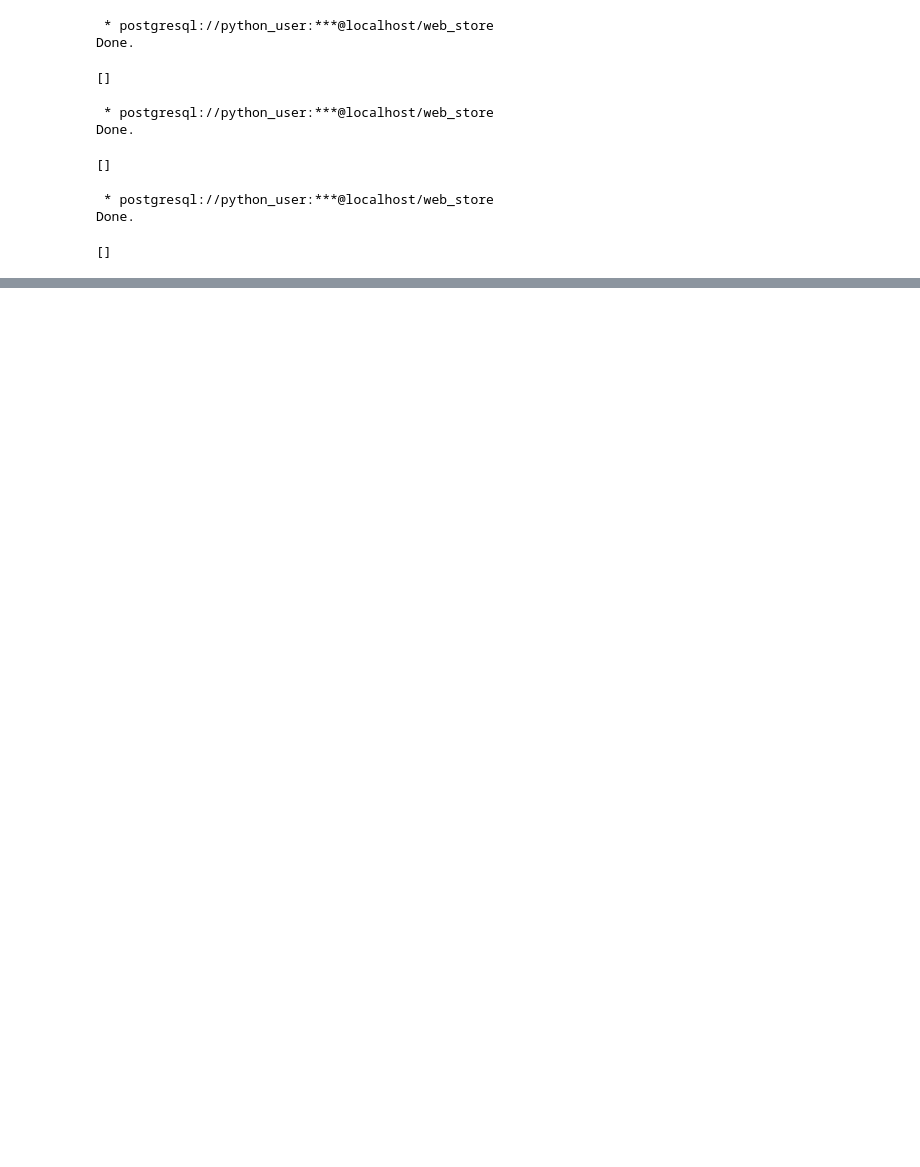
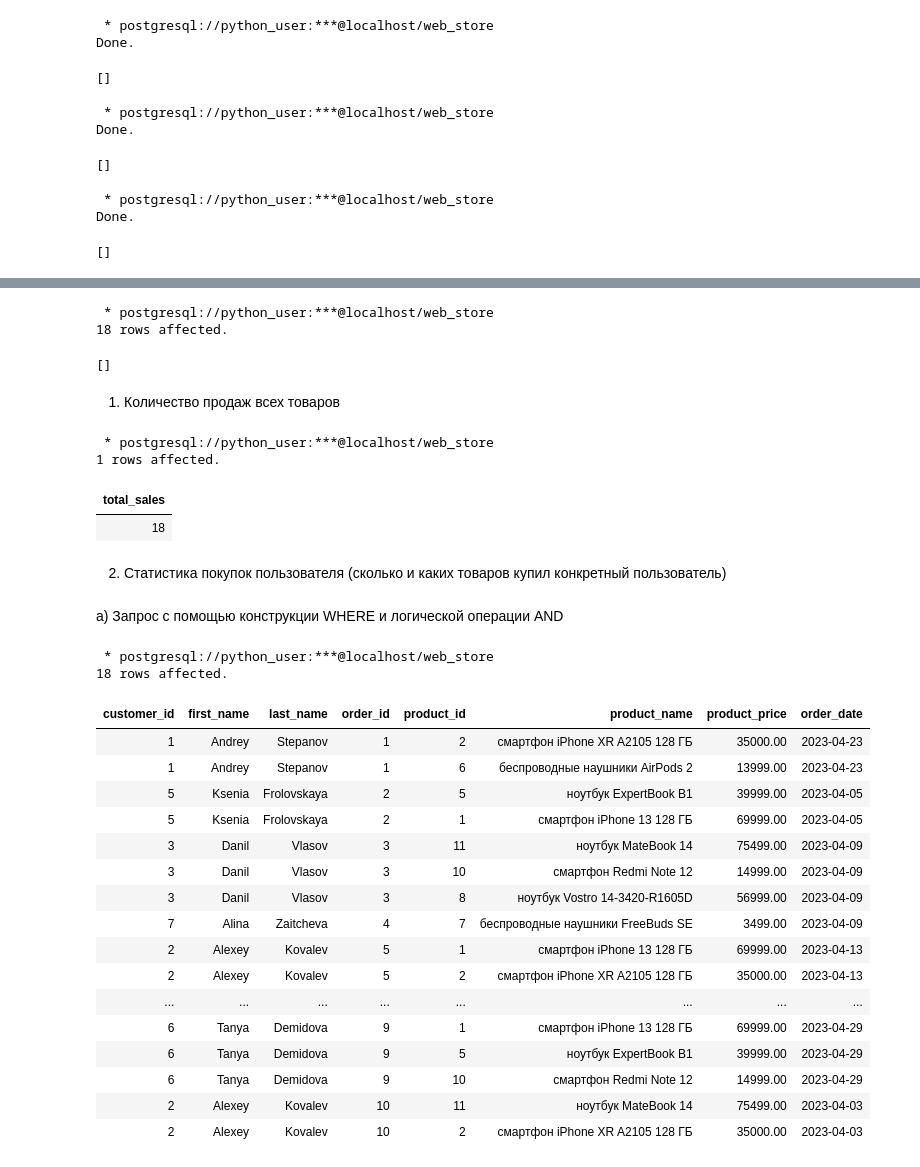
Before and after one commit to dapovich/python-start-practice, a Jupyter notebook: 11-postgresql-ipython/ipython-postgresql.ipynb, the cells around one changed output, grey strips where cells are left out. Drawn from its saved outputs; the diff is of its cells as text; code cells hidden in the pictures; blank space fills up the shorter version.

```diff
--- a/11-postgresql-ipython/ipython-postgresql.ipynb
+++ b/11-postgresql-ipython/ipython-postgresql.ipynb
@@ -122,0 +240,65 @@ TODO: Append data to table; create request and visualize data with matplotlib
+# %%
+%%sql
+INSERT INTO order_items(order_id, product_id) VALUES
+(1, 2),
+(1, 6),
+(2, 5),
+(2, 1),
+(3, 11),
+(3, 10),
+(3, 8),
+(4, 7),
+(5, 1),
+(5, 2),
+(6, 3),
+(7, 9),
+(8, 8),
+(9, 1),
+(9, 5),
+(9, 10),
+(10, 11),
+(10, 2);
+# %% [output]
+ * postgresql://python_user:***@localhost/web_store
+18 rows affected.
+[]
+# %% [markdown]
+1. Количество продаж всех товаров
+# %%
+%%sql
+SELECT count(product_id) AS total_sales FROM order_items;
+# %% [output]
+ * postgresql://python_user:***@localhost/web_store
+1 rows affected.
+| total_sales |
+| 18 |
+# %% [markdown]
+2. Статистика покупок пользователя (сколько и каких товаров купил конкретный пользователь)
+# %% [markdown]
+а) Запрос с помощью конструкции WHERE и логической операции AND
+# %%
+%%sql
+SELECT c.customer_id, c.first_name, c.last_name, oi.order_id, oi.product_id, p.product_name, p.product_price, o.order_date
+FROM customers c, orders o, order_items oi, products p
+WHERE oi.product_id = p.product_id AND c.customer_id = o.customer_id AND oi.order_id = o.order_id
+ORDER BY oi.order_id;
+# %% [output]
+ * postgresql://python_user:***@localhost/web_store
+18 rows affected.
+| customer_id | first_name | last_name | order_id | product_id | product_name | product_price | order_date |
+| 1 | Andrey | Stepanov | 1 | 2 | смартфон iPhone XR A2105 128 ГБ | 35000.00 | 2023-04-23 |
+| 1 | Andrey | Stepanov | 1 | 6 | беспроводные наушники AirPods 2 | 13999.00 | 2023-04-23 |
+| 5 | Ksenia | Frolovskaya | 2 | 5 | ноутбук ExpertBook B1 | 39999.00 | 2023-04-05 |
+| 5 | Ksenia | Frolovskaya | 2 | 1 | смартфон iPhone 13 128 ГБ | 69999.00 | 2023-04-05 |
+| 3 | Danil | Vlasov | 3 | 11 | ноутбук MateBook 14 | 75499.00 | 2023-04-09 |
+| 3 | Danil | Vlasov | 3 | 10 | смартфон Redmi Note 12 | 14999.00 | 2023-04-09 |
+| 3 | Danil | Vlasov | 3 | 8 | ноутбук Vostro 14-3420-R1605D | 56999.00 | 2023-04-09 |
+| 7 | Alina | Zaitcheva | 4 | 7 | беспроводные наушники FreeBuds SE | 3499.00 | 2023-04-09 |
+| 2 | Alexey | Kovalev | 5 | 1 | смартфон iPhone 13 128 ГБ | 69999.00 | 2023-04-13 |
+| 2 | Alexey | Kovalev | 5 | 2 | смартфон iPhone XR A2105 128 ГБ | 35000.00 | 2023-04-13 |
+| ... | ... | ... | ... | ... | ... | ... | ... |
+| 6 | Tanya | Demidova | 9 | 1 | смартфон iPhone 13 128 ГБ | 69999.00 | 2023-04-29 |
+| 6 | Tanya | Demidova | 9 | 5 | ноутбук ExpertBook B1 | 39999.00 | 2023-04-29 |
+| 6 | Tanya | Demidova | 9 | 10 | смартфон Redmi Note 12 | 14999.00 | 2023-04-29 |
+| 2 | Alexey | Kovalev | 10 | 11 | ноутбук MateBook 14 | 75499.00 | 2023-04-03 |
+| 2 | Alexey | Kovalev | 10 | 2 | смартфон iPhone XR A2105 128 ГБ | 35000.00 | 2023-04-03 |
```
Also changed, not shown: parts of 22 cells of this notebook, 1 other file.
